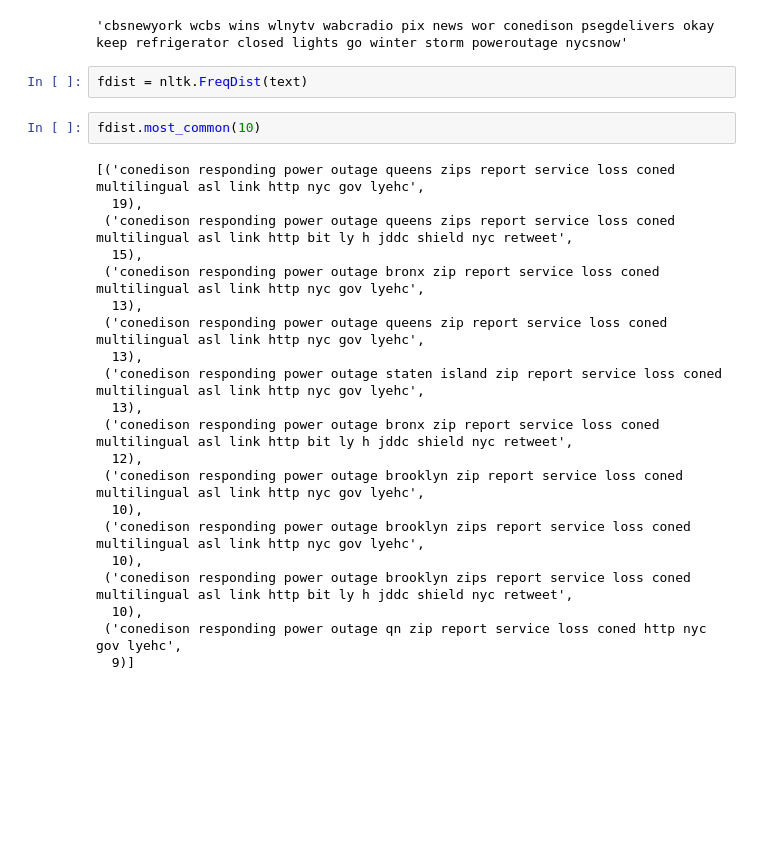
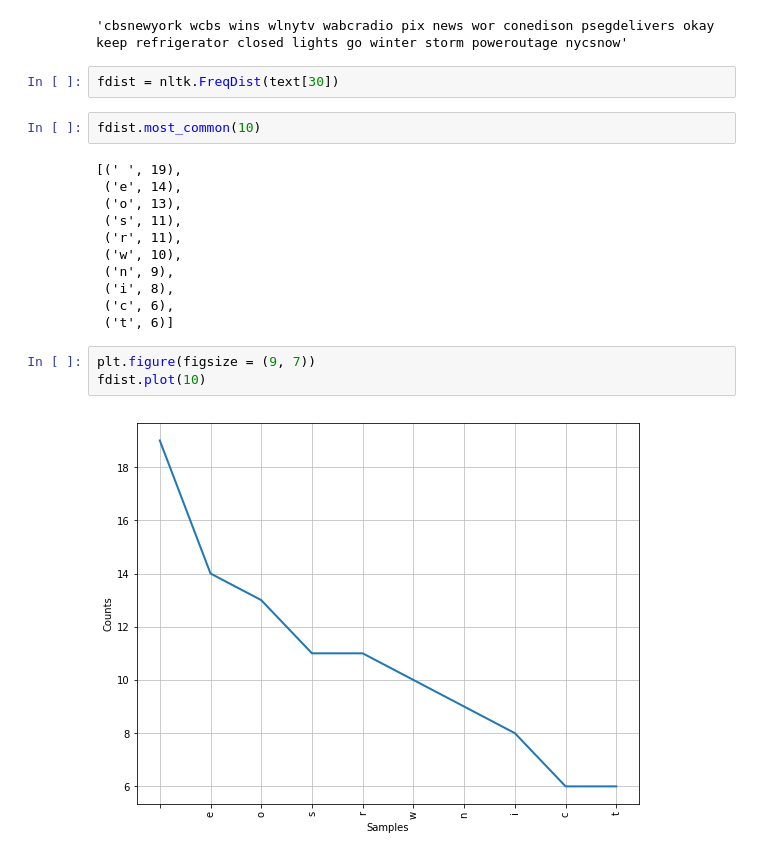
Before and after one commit to iceberg425/Client_Project, a Jupyter notebook: Client_Project_John.ipynb, the cells around one changed output. Cells and saved outputs as stored; diff of their text form; blank space fills up the shorter version.

```diff
--- a/Client_Project_John.ipynb
+++ b/Client_Project_John.ipynb
@@ -977,27 +1084,22 @@ text[30]
 # %% [output]
 'cbsnewyork wcbs wins wlnytv wabcradio pix news wor conedison psegdelivers okay keep refrigerator closed lights go winter storm poweroutage nycsnow'
 # %%
-fdist = nltk.FreqDist(text)
+fdist = nltk.FreqDist(text[30])
 # %%
 fdist.most_common(10)
 # %% [output]
-[('conedison responding power outage queens zips report service loss coned multilingual asl link http nyc gov lyehc',
-  19),
- ('conedison responding power outage queens zips report service loss coned multilingual asl link http bit ly h jddc shield nyc retweet',
-  15),
- ('conedison responding power outage bronx zip report service loss coned multilingual asl link http nyc gov lyehc',
-  13),
- ('conedison responding power outage queens zip report service loss coned multilingual asl link http nyc gov lyehc',
-  13),
- ('conedison responding power outage staten island zip report service loss coned multilingual asl link http nyc gov lyehc',
-  13),
- ('conedison responding power outage bronx zip report service loss coned multilingual asl link http bit ly h jddc shield nyc retweet',
-  12),
- ('conedison responding power outage brooklyn zip report service loss coned multilingual asl link http nyc gov lyehc',
-  10),
- ('conedison responding power outage brooklyn zips report service loss coned multilingual asl link http nyc gov lyehc',
-  10),
- ('conedison responding power outage brooklyn zips report service loss coned multilingual asl link http bit ly h jddc shield nyc retweet',
-  10),
- ('conedison responding power outage qn zip report service loss coned http nyc gov lyehc',
-  9)]
+[(' ', 19),
+ ('e', 14),
+ ('o', 13),
+ ('s', 11),
+ ('r', 11),
+ ('w', 10),
+ ('n', 9),
+ ('i', 8),
+ ('c', 6),
+ ('t', 6)]
+# %%
+plt.figure(figsize = (9, 7))
+fdist.plot(10)
+# %% [output]
+[figure, added]
```
Also changed, not shown: parts of 17 cells of this notebook, 2 other files.
